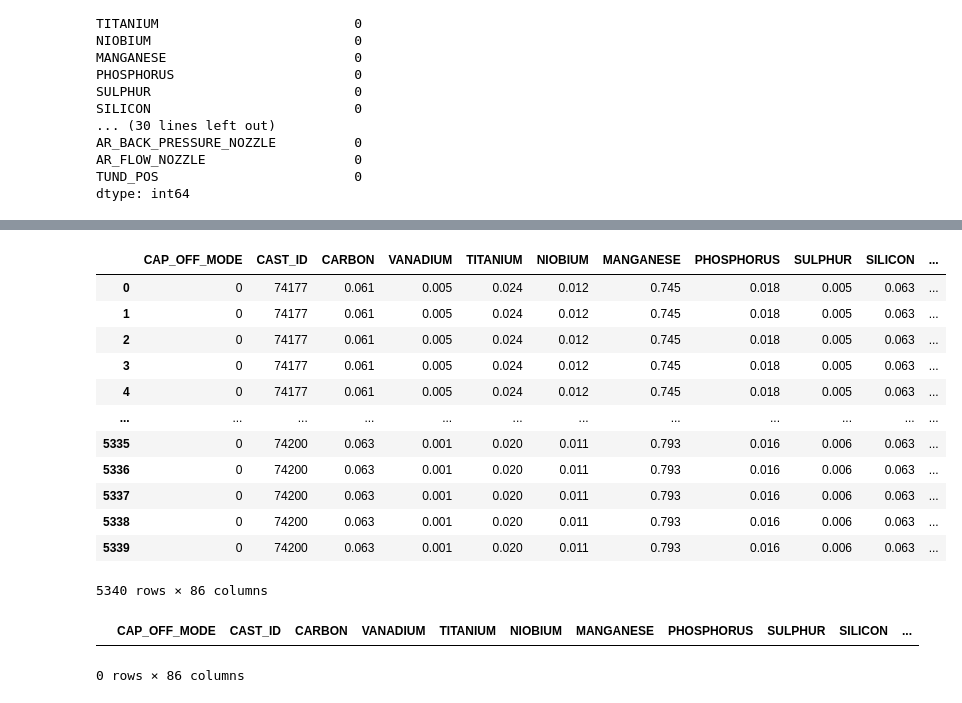
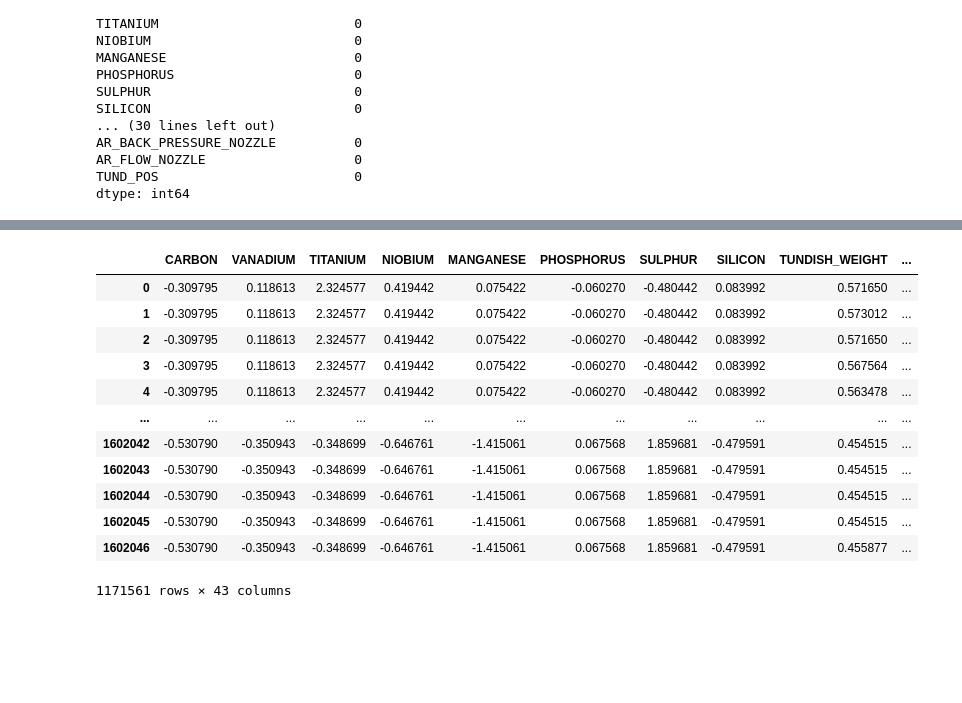
Before and after one commit to joannejuneie/Prediction_of_heat_flux, a Jupyter notebook: Heat_flux.ipynb, the cells around one changed output, grey strips where cells are left out. Cells and saved outputs as stored; diff of their text form; code cells hidden in the pictures; blank space fills up the shorter version.

```diff
--- a/Heat_flux.ipynb
+++ b/Heat_flux.ipynb
@@ -68,5 +77,3 @@ AR_BACK_PRESSURE_NOZZLE          0
 AR_FLOW_NOZZLE                   0
 TUND_POS                         0
 dtype: int64
-# %%
-df.dropna(axis=0,inplace=True,how='any')
@@ -124,3 +140,4 @@ dtype: object
 # %%
-to_drop=['DATA_TIME']
+#dropping object type variable
+to_drop=['DATA_TIME','GRADE']
 df.drop(to_drop, inplace=True, axis=1)
@@ -151,0 +147,6 @@ df.apply(zscore)
+# %%
+#Standardization technique zscore is used to sclae down values of each attribute, to give all values equal weightage
+# finding the zscore of the Dataframe df and storing it to zscore_frame
+from scipy.stats import zscore
+zscore_frame = df.apply(zscore)
+zscore_frame
@@ -151,0 +171,4 @@ df.apply(zscore)
+# %%
+#assigning the castid and capoff mode of df to zscore_frame
+zscore_frame['CAST_ID']=df['CAST_ID']
+zscore_frame['CAP_OFF_MODE']=df['CAP_OFF_MODE']
@@ -177,26 +206,21 @@ df
 # %%
+#taking zscore values less than 3 for training
+# all zscore values greater than absolute 3 removed
 from scipy import stats
-zscore_removed= df[(np.abs(stats.zscore(df)) < 3).all(axis=1)]
-df
+zscore_removed= zscore_frame[(np.abs(stats.zscore(zscore_frame)) < 3).all(axis=1)]
+zscore_removed
 # %% [output]
-|  | CAP_OFF_MODE | CAST_ID | CARBON | VANADIUM | TITANIUM | NIOBIUM | MANGANESE | PHOSPHORUS | SULPHUR | SILICON | ... |
-| 0 | 0 | 74177 | 0.061 | 0.005 | 0.024 | 0.012 | 0.745 | 0.018 | 0.005 | 0.063 | ... |
-| 1 | 0 | 74177 | 0.061 | 0.005 | 0.024 | 0.012 | 0.745 | 0.018 | 0.005 | 0.063 | ... |
-| 2 | 0 | 74177 | 0.061 | 0.005 | 0.024 | 0.012 | 0.745 | 0.018 | 0.005 | 0.063 | ... |
-| 3 | 0 | 74177 | 0.061 | 0.005 | 0.024 | 0.012 | 0.745 | 0.018 | 0.005 | 0.063 | ... |
-| 4 | 0 | 74177 | 0.061 | 0.005 | 0.024 | 0.012 | 0.745 | 0.018 | 0.005 | 0.063 | ... |
-| ... | ... | ... | ... | ... | ... | ... | ... | ... | ... | ... | ... |
-| 5335 | 0 | 74200 | 0.063 | 0.001 | 0.020 | 0.011 | 0.793 | 0.016 | 0.006 | 0.063 | ... |
-| 5336 | 0 | 74200 | 0.063 | 0.001 | 0.020 | 0.011 | 0.793 | 0.016 | 0.006 | 0.063 | ... |
-| 5337 | 0 | 74200 | 0.063 | 0.001 | 0.020 | 0.011 | 0.793 | 0.016 | 0.006 | 0.063 | ... |
-| 5338 | 0 | 74200 | 0.063 | 0.001 | 0.020 | 0.011 | 0.793 | 0.016 | 0.006 | 0.063 | ... |
-| 5339 | 0 | 74200 | 0.063 | 0.001 | 0.020 | 0.011 | 0.793 | 0.016 | 0.006 | 0.063 | ... |
+|  | CARBON | VANADIUM | TITANIUM | NIOBIUM | MANGANESE | PHOSPHORUS | SULPHUR | SILICON | TUNDISH_WEIGHT | ... |
+| 0 | -0.309795 | 0.118613 | 2.324577 | 0.419442 | 0.075422 | -0.060270 | -0.480442 | 0.083992 | 0.571650 | ... |
+| 1 | -0.309795 | 0.118613 | 2.324577 | 0.419442 | 0.075422 | -0.060270 | -0.480442 | 0.083992 | 0.573012 | ... |
+| 2 | -0.309795 | 0.118613 | 2.324577 | 0.419442 | 0.075422 | -0.060270 | -0.480442 | 0.083992 | 0.571650 | ... |
+| 3 | -0.309795 | 0.118613 | 2.324577 | 0.419442 | 0.075422 | -0.060270 | -0.480442 | 0.083992 | 0.567564 | ... |
+| 4 | -0.309795 | 0.118613 | 2.324577 | 0.419442 | 0.075422 | -0.060270 | -0.480442 | 0.083992 | 0.563478 | ... |
+| ... | ... | ... | ... | ... | ... | ... | ... | ... | ... | ... |
+| 1602042 | -0.530790 | -0.350943 | -0.348699 | -0.646761 | -1.415061 | 0.067568 | 1.859681 | -0.479591 | 0.454515 | ... |
+| 1602043 | -0.530790 | -0.350943 | -0.348699 | -0.646761 | -1.415061 | 0.067568 | 1.859681 | -0.479591 | 0.454515 | ... |
+| 1602044 | -0.530790 | -0.350943 | -0.348699 | -0.646761 | -1.415061 | 0.067568 | 1.859681 | -0.479591 | 0.454515 | ... |
+| 1602045 | -0.530790 | -0.350943 | -0.348699 | -0.646761 | -1.415061 | 0.067568 | 1.859681 | -0.479591 | 0.454515 | ... |
+| 1602046 | -0.530790 | -0.350943 | -0.348699 | -0.646761 | -1.415061 | 0.067568 | 1.859681 | -0.479591 | 0.455877 | ... |
-5340 rows × 86 columns
+1171561 rows × 43 columns
-# %%
-from scipy import stats
-df[(np.abs(stats.zscore(df)) > 3).all(axis=1)]
-# all zscore values greater than 3 removed
-# %% [output]
-|  | CAP_OFF_MODE | CAST_ID | CARBON | VANADIUM | TITANIUM | NIOBIUM | MANGANESE | PHOSPHORUS | SULPHUR | SILICON | ... |
-0 rows × 86 columns
 # %%
```
Also changed, not shown: parts of 43 cells of this notebook.
